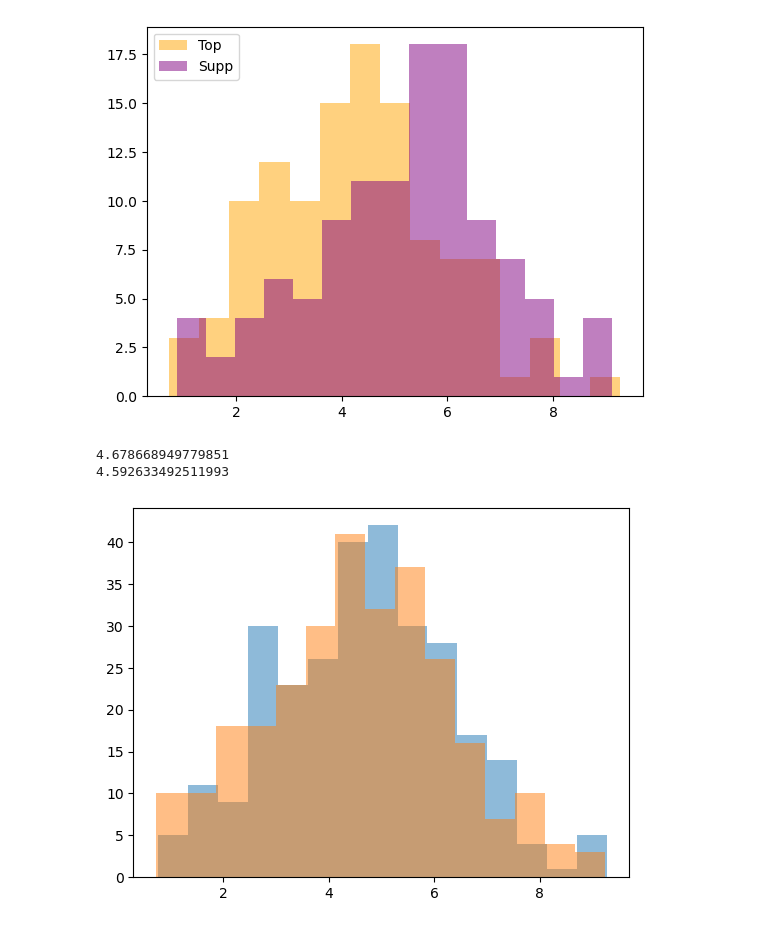
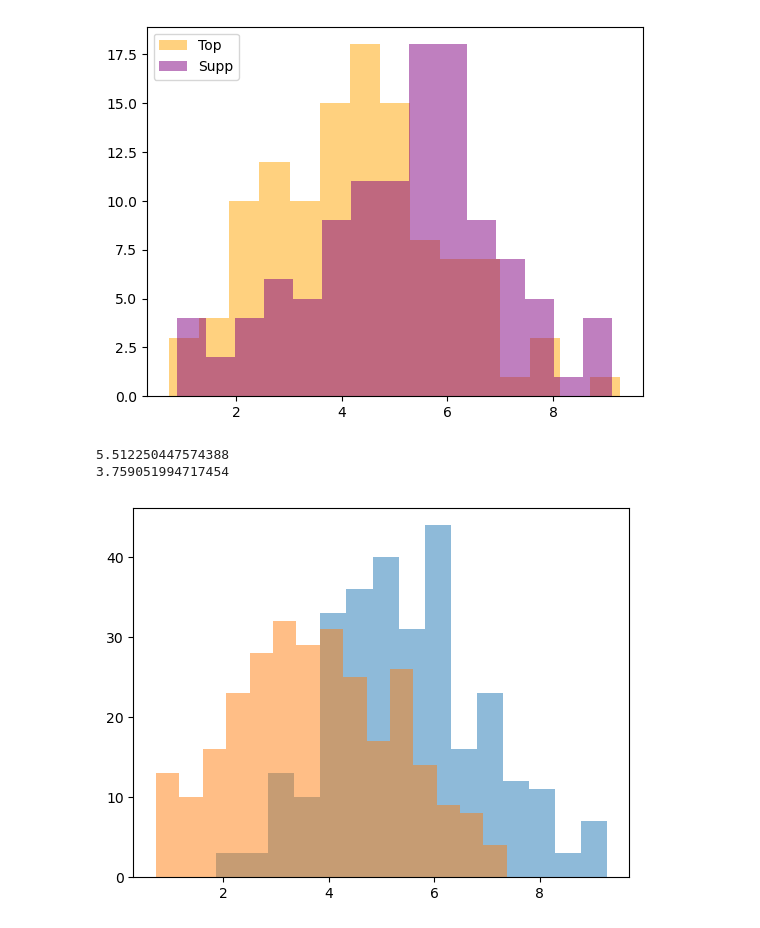
Before and after one commit to AndyGoodwin16/ToxicTuesday, a Jupyter notebook: ETL/toxic_score.ipynb, the cells around one changed output. Drawn from its saved outputs; the diff is of its cells as text; code cells hidden in the pictures.

Commit message:
fix win/loss score mean

```diff
--- a/ETL/toxic_score.ipynb
+++ b/ETL/toxic_score.ipynb
@@ -253,20 +254,18 @@ print(df_supp['toxic_score'].mean())
 5.183510504579615
 [figure]
 # %%
-df_gamedata_original['toxic_score'] = df_gamedata['toxic_score'].tolist()
-
-df_win = df_gamedata_original.loc[df_gamedata_original['win'] == '1']
-df_loss = df_gamedata_original.loc[df_gamedata_original['win'] == '0']
+df_win = df_gamedata.loc[df_gamedata['result'] == '1']
+df_loss = df_gamedata.loc[df_gamedata['result'] == '0']
 
 plt.hist(df_win['toxic_score'], bins = 15, alpha = 0.5)
 plt.hist(df_loss['toxic_score'], bins = 15, alpha = 0.5);
 
 print(df_win['toxic_score'].mean())
 print(df_loss['toxic_score'].mean())
 # %% [output]
-4.678668949779851
-4.592633492511993
+5.512250447574388
+3.759051994717454
-[figure, old version]
+[figure, new version]
 # %%
 df_win2 = df_win[['gameId', 'toxic_score']].groupby(by = ['gameId']).sum(['toxic_score']).sort_values(by = 'toxic_score', ascending = False)
 df_loss2 = df_loss[['gameId', 'toxic_score']].groupby(by = ['gameId']).sum(['toxic_score']).sort_values(by = 'toxic_score', ascending = False)
```
Also changed, not shown: parts of 4 cells of this notebook.
